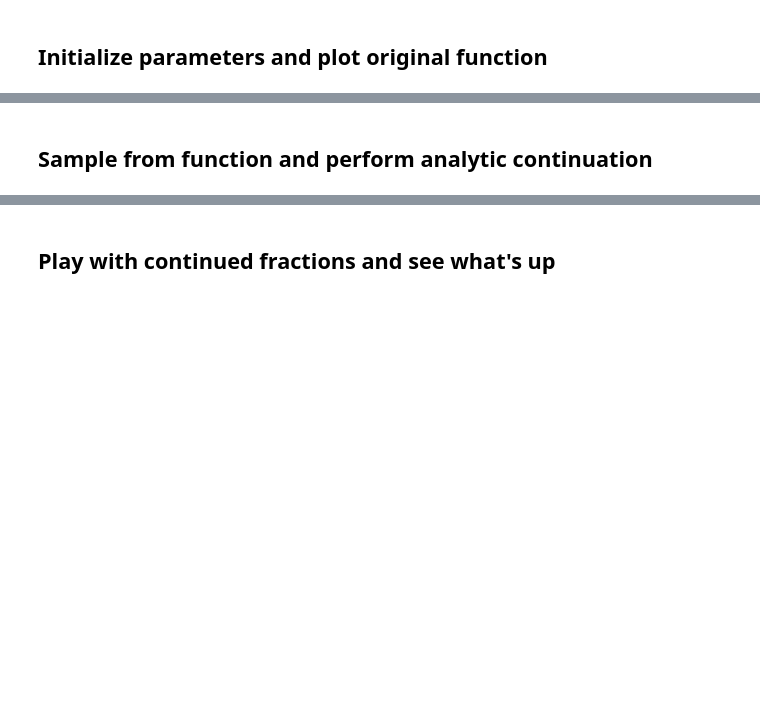
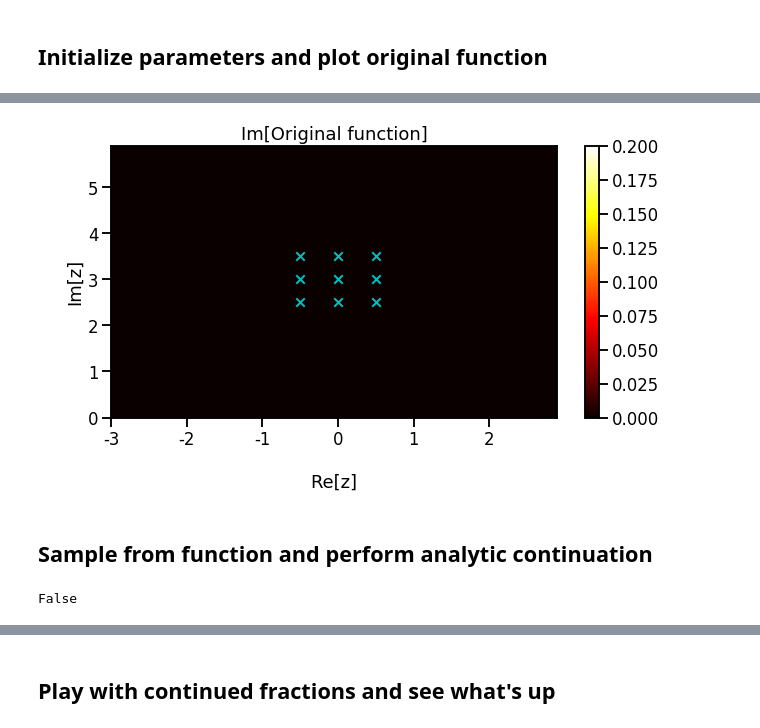
Before and after one commit to poare/lqcd, a Jupyter notebook: spectral/python_scripts/Continuation.ipynb, the cells around one changed output, grey strips where cells are left out. Cells and saved outputs as stored; diff of their text form; code cells hidden in the pictures; blank space fills up the shorter version.

```diff
--- a/spectral/python_scripts/Continuation.ipynb
+++ b/spectral/python_scripts/Continuation.ipynb
@@ -17,7 +17,8 @@ zbounds = np.array([[-3, 3], [0, 6]])        # [xbounds, ybounds]
 def gaussian(z0, sigma):
     """Returns function handle for a Gaussian centered at (x0, y0) with std sigma"""
     def f(z):
-        return (1j) * np.exp(- np.abs(z - z0) ** 2 / (2 * (sigma ** 2))) / (2 * np.pi * sigma)
+        # return (1j) * np.exp(- np.abs(z - z0) ** 2 / (2 * (sigma ** 2))) / (2 * np.pi * sigma)
+        return np.exp(- np.abs(z - z0) ** 2 / (2 * (sigma ** 2))) / (2 * np.pi * sigma)
     return f
 # %%
 dz = 0.1
@@ -31,10 +32,9 @@ f_test = gaussian(z0, 1.0)    # see if making it imaginary fixes precision issue
 # choose points to sample. The algorithm is having some issues when the points have equal values.
 # sample_bounds = np.array([[-1, 1], [2, 4]])
 sample_bounds = np.array([[-2, 2], [1, 5]])
-# dsample = 0.2
-# dsample = 0.5
-dsample = 0.1
-# dsample = 0.05
+dsample = 0.5
+# dsample = 0.25
+# dsample = 0.1
 sx = np.arange(sample_bounds[0, 0], sample_bounds[0, 1], dsample)
 sy = np.arange(sample_bounds[1, 0], sample_bounds[1, 1], dsample)
 # sample_domain = np.array([[sx[i] + (1j) * sy[j] for i in range(len(sx))] for j in range(len(sy))], dtype = np.complex64)
@@ -76,6 +85,6 @@ with sns.plotting_context('talk'):
     # _, graph = plot_complex2D(ax2, x, y, np.real(f_plot), title = 'Re[Original function]', col = 'hot', vmin = 0.0, vmax = 0.2)
     # add_points(ax2, np.real(freqs), np.imag(freqs), np.real(C_plot), col = 'b')
     _, graph = plot_complex2D(ax2, x, y, np.imag(f_plot), title = 'Im[Original function]', col = 'hot', vmin = 0.0, vmax = 0.2)
-    add_points(ax2, np.real(freqs), np.imag(freqs), np.imag(C_plot), col = 'b')
+    add_points(ax2, np.real(freqs), np.imag(freqs), np.imag(C_plot), col = 'c', lw = 12, size = 2)
     plt.colorbar(graph)
 # %% [output]
@@ -84,3 +91,4 @@ with sns.plotting_context('talk'):
+[figure, added]
 # %% [markdown]
 ## Sample from function and perform analytic continuation
 # %%
@@ -90,4 +98,13 @@ Y = np.array([gmp.mpc(float(np.real(x)), float(np.imag(x))) for x in freqs])
 C_gmp = np.array([gmp.mpc(float(np.real(x)), float(np.imag(x))) for x in C])
 zinterp = zdomain.flatten()
 # x_interp, y_interp = np.real(zinterp), np.imag(zinterp)
+# %%
+# determine is there is a Nevanlinna interpolant
+lambdas = np.array([h(z) for z in C_gmp])
+print(is_soluble(Y, lambdas))
+# Pick = construct_Pick(Y, lambdas)
+# Pick_np = np.complex64(Pick)
+# eigs, _ = np.linalg.eigh(Pick_np)
+# %% [output]
+False
 # %%
```
Also changed, not shown: parts of 32 cells of this notebook, 8 other files.
